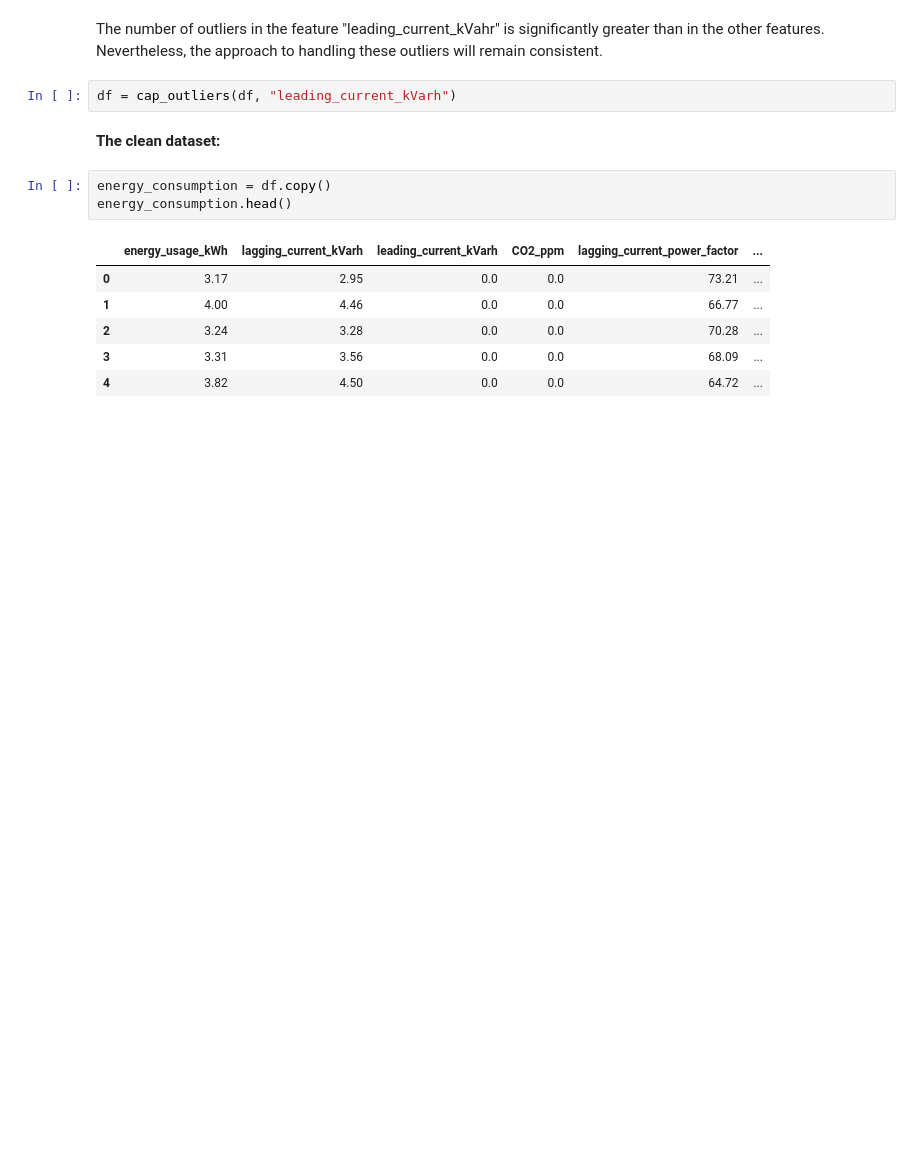
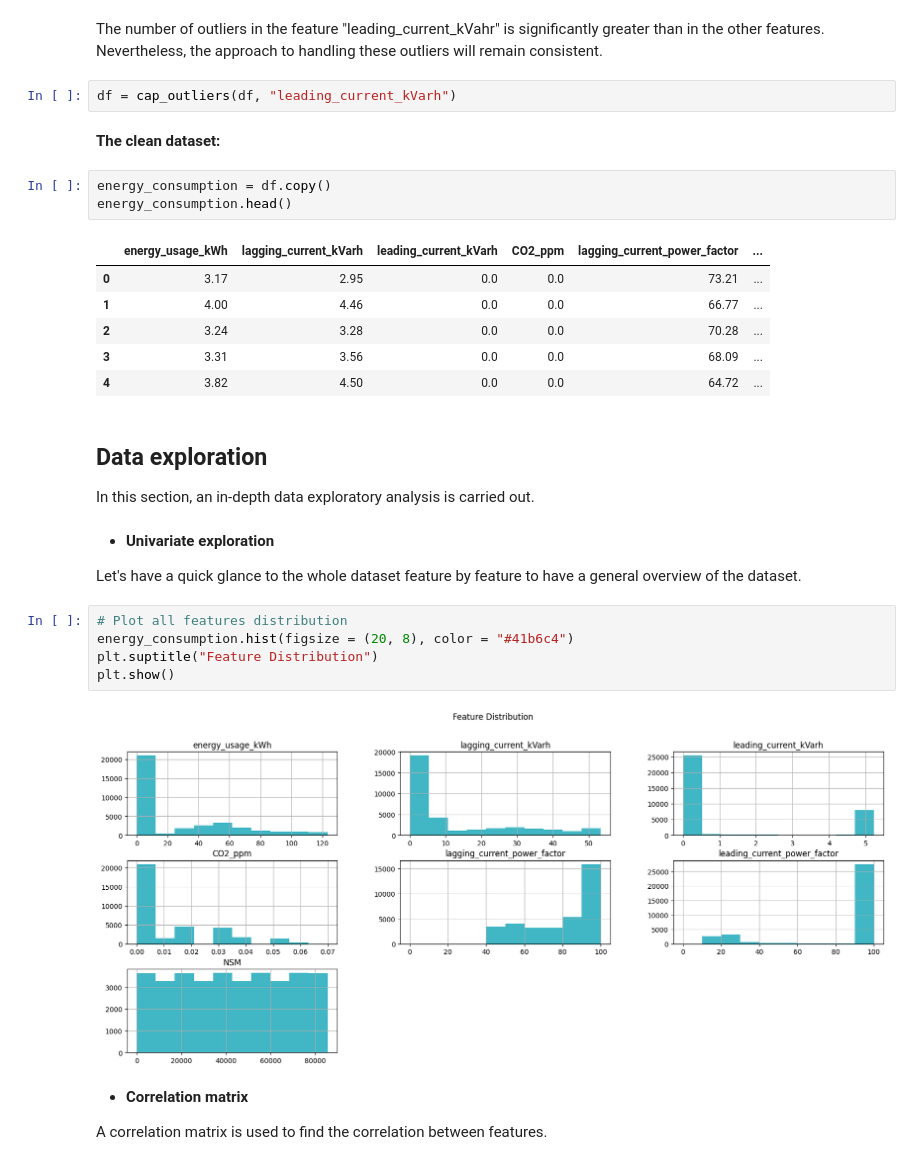
Before and after one commit to herrerovir/Steel-industry-energy-consumption-forecasting, a Jupyter notebook: Steel-industry-energy-consumption-forecasting.ipynb, the cells around one changed output. Saved outputs shown, nothing was run; the diff lists cells and outputs as text; blank space fills up the shorter version.

Commit message:
Data exploration

```diff
--- a/Steel-industry-energy-consumption-forecasting.ipynb
+++ b/Steel-industry-energy-consumption-forecasting.ipynb
@@ -374,3 +374,22 @@ energy_consumption.head()
 | 2 | 3.24 | 3.28 | 0.0 | 0.0 | 70.28 | ... |
 | 3 | 3.31 | 3.56 | 0.0 | 0.0 | 68.09 | ... |
 | 4 | 3.82 | 4.50 | 0.0 | 0.0 | 64.72 | ... |
+# %% [markdown]
+## Data exploration
+
+In this section, an in-depth data exploratory analysis is carried out.
+# %% [markdown]
+* **Univariate exploration**
+
+Let's have a quick glance to the whole dataset feature by feature to have a general overview of the dataset.
+# %%
+# Plot all features distribution
+energy_consumption.hist(figsize = (20, 8), color = "#41b6c4")
+plt.suptitle("Feature Distribution")
+plt.show()
+# %% [output]
+[figure, added]
+# %% [markdown]
+* **Correlation matrix**
+
+A correlation matrix is used to find the correlation between features.
```
Also changed, not shown: parts of 17 cells of this notebook.
